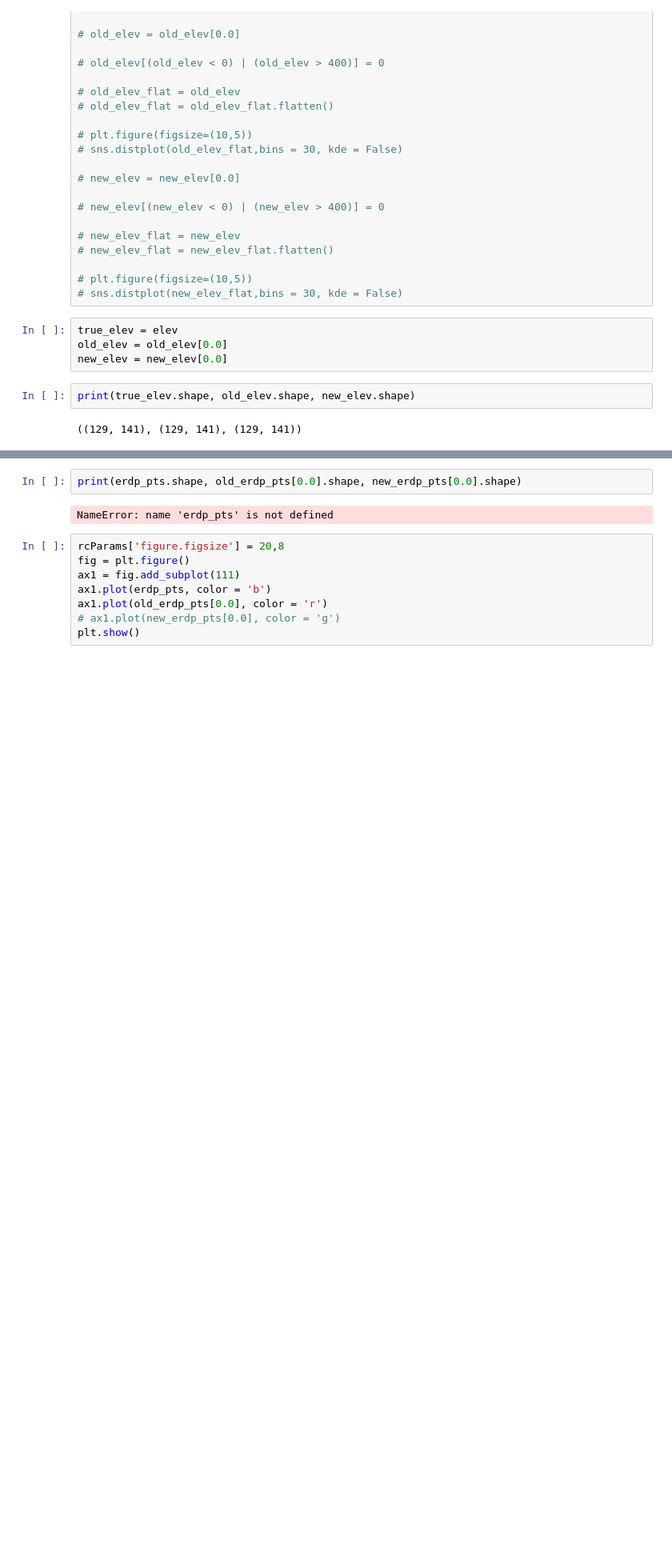
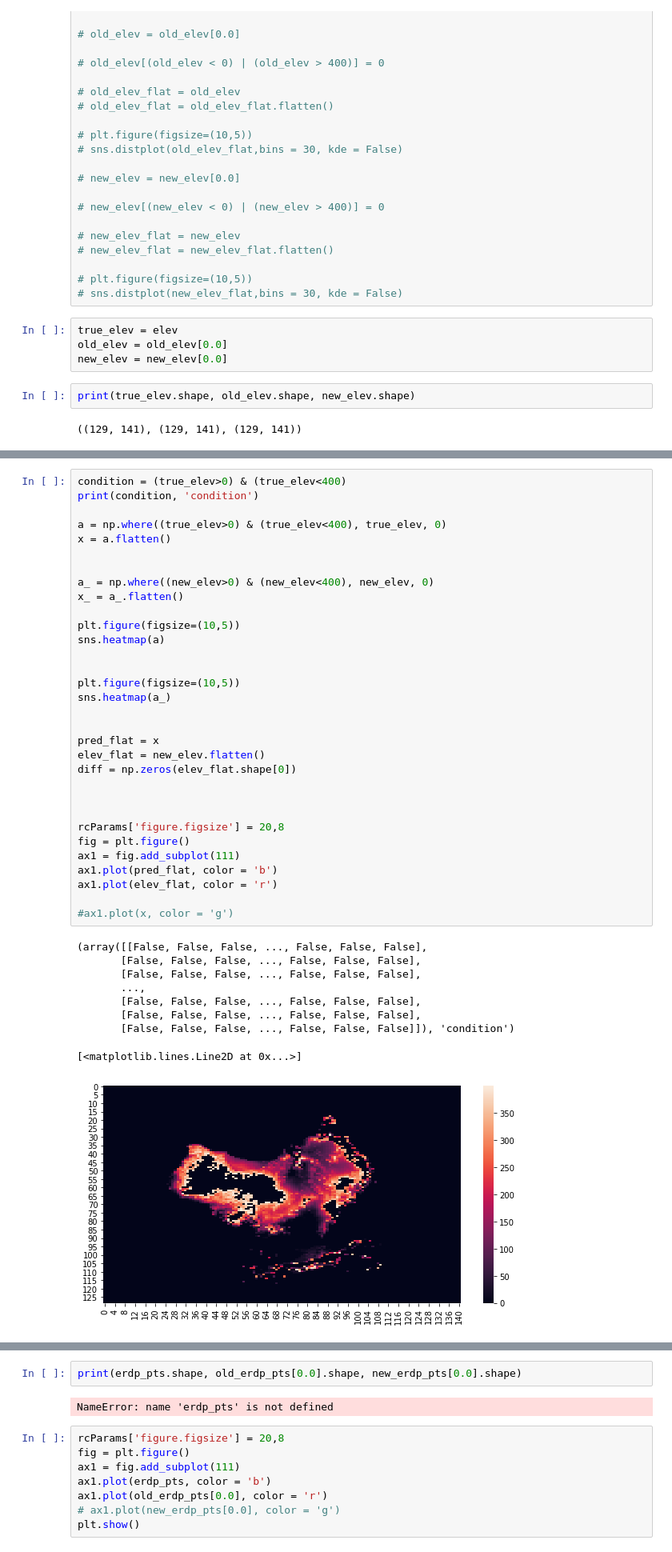
Before and after one commit to natbutter/Bayeslands_continental, a Jupyter notebook: DictAnalysis-Elev.ipynb, the cells around one changed output, grey strips where cells are left out. Shown: that part at 80% size. Drawn from its saved outputs; the diff is of its cells as text; blank space fills up the shorter version.

```diff
--- a/DictAnalysis-Elev.ipynb
+++ b/DictAnalysis-Elev.ipynb
@@ -97,0 +77,42 @@ sns.heatmap(a)
+# %%
+condition = (true_elev>0) & (true_elev<400)
+print(condition, 'condition')
+
+a = np.where((true_elev>0) & (true_elev<400), true_elev, 0)
+x = a.flatten()
+
+
+a_ = np.where((new_elev>0) & (new_elev<400), new_elev, 0)
+x_ = a_.flatten()
+
+plt.figure(figsize=(10,5))
+sns.heatmap(a)
+
+
+plt.figure(figsize=(10,5))
+sns.heatmap(a_)
+
+
+pred_flat = x
+elev_flat = new_elev.flatten()
+diff = np.zeros(elev_flat.shape[0])
+
+
+
+rcParams['figure.figsize'] = 20,8
+fig = plt.figure()
+ax1 = fig.add_subplot(111)
+ax1.plot(pred_flat, color = 'b')
+ax1.plot(elev_flat, color = 'r')
+
+#ax1.plot(x, color = 'g')
+# %% [output]
+(array([[False, False, False, ..., False, False, False],
+       [False, False, False, ..., False, False, False],
+       [False, False, False, ..., False, False, False],
+       ...,
+       [False, False, False, ..., False, False, False],
+       [False, False, False, ..., False, False, False],
+       [False, False, False, ..., False, False, False]]), 'condition')
+[<matplotlib.lines.Line2D at 0x...>]
+[figure, added]
```
Also changed, not shown: parts of 6 cells of this notebook, 2 other files.
